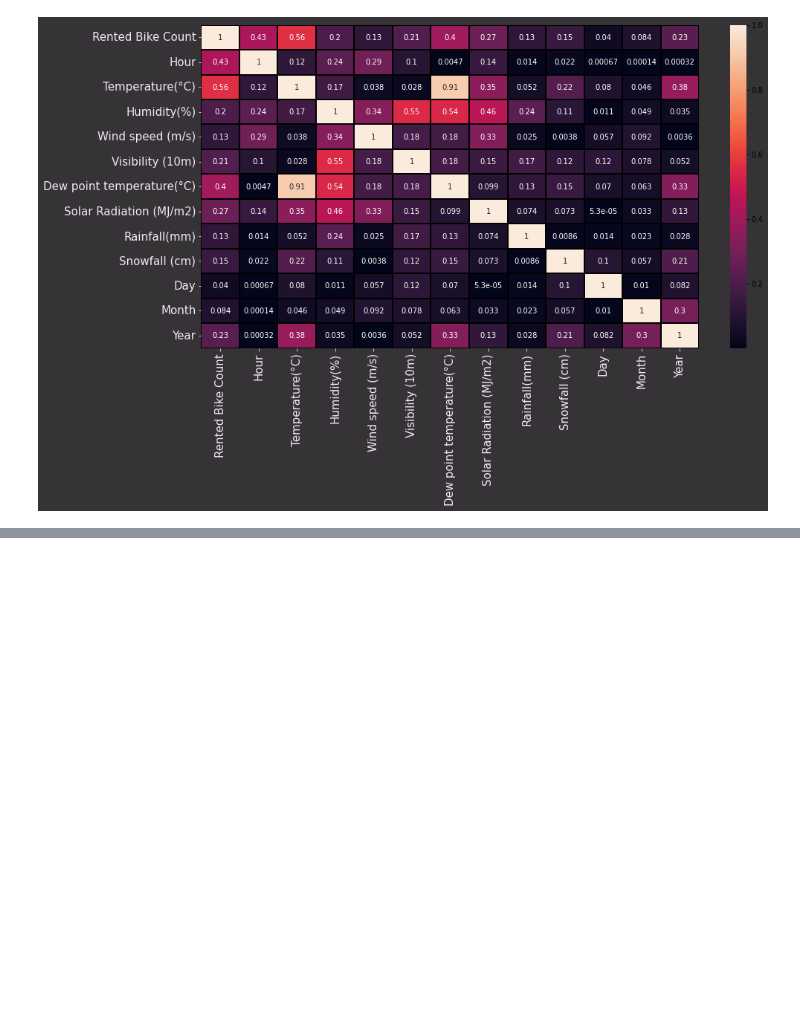
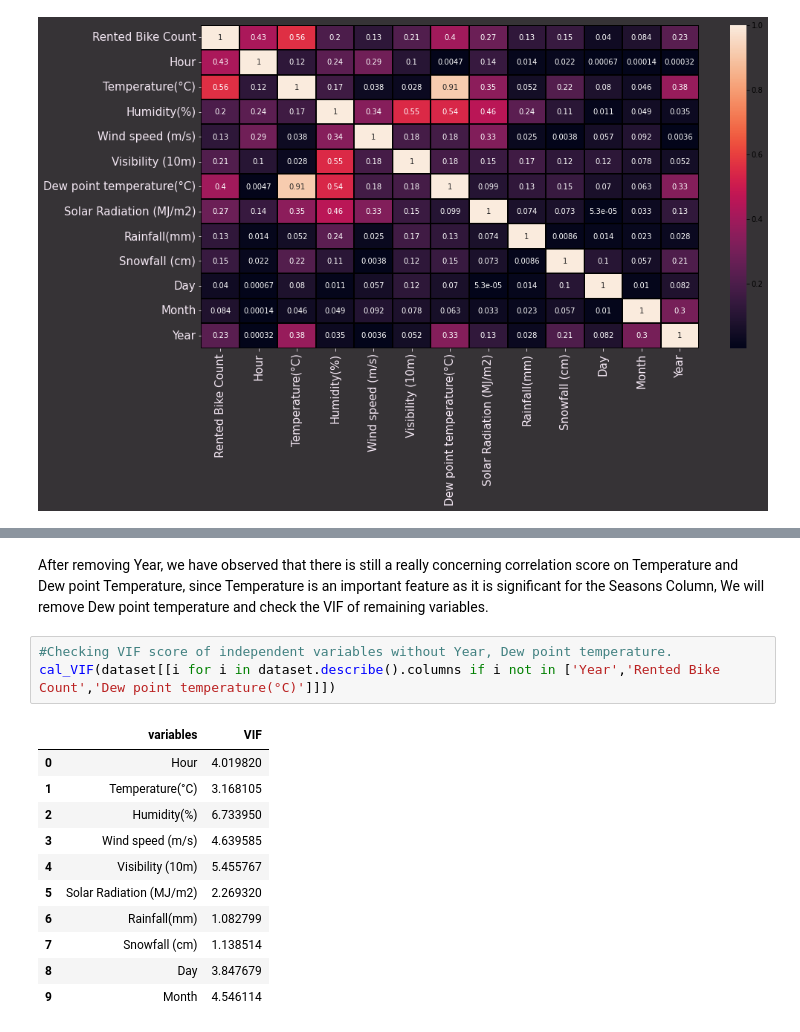
Before and after one commit to NitinYallapurkar/Bike_Sharing_Demand_Prediction, a Jupyter notebook: Bike_Sharing_Demand_Prediction.ipynb, the cells around one changed output, grey strips where cells are left out. Saved outputs shown, nothing was run; the diff lists cells and outputs as text; blank space fills up the shorter version.

```diff
--- a/Bike_Sharing_Demand_Prediction.ipynb
+++ b/Bike_Sharing_Demand_Prediction.ipynb
@@ -444,0 +494,17 @@ ax.tick_params( colors='#F5E9F5',labelsize=15)
+# %% [markdown]
+After removing Year, we have observed that there is still a really concerning correlation score on Temperature and Dew point Temperature, since Temperature is an important feature as it is significant for the Seasons Column, We will remove Dew point temperature and check the VIF of remaining variables.
+# %%
+#Checking VIF score of independent variables without Year, Dew point temperature.
+cal_VIF(dataset[[i for i in dataset.describe().columns if i not in ['Year','Rented Bike Count','Dew point temperature(°C)']]])
+# %% [output]
+|  | variables | VIF |
+| 0 | Hour | 4.019820 |
+| 1 | Temperature(°C) | 3.168105 |
+| 2 | Humidity(%) | 6.733950 |
+| 3 | Wind speed (m/s) | 4.639585 |
+| 4 | Visibility (10m) | 5.455767 |
+| 5 | Solar Radiation (MJ/m2) | 2.269320 |
+| 6 | Rainfall(mm) | 1.082799 |
+| 7 | Snowfall (cm) | 1.138514 |
+| 8 | Day | 3.847679 |
+| 9 | Month | 4.546114 |
```
Also changed, not shown: parts of 13 cells of this notebook.
